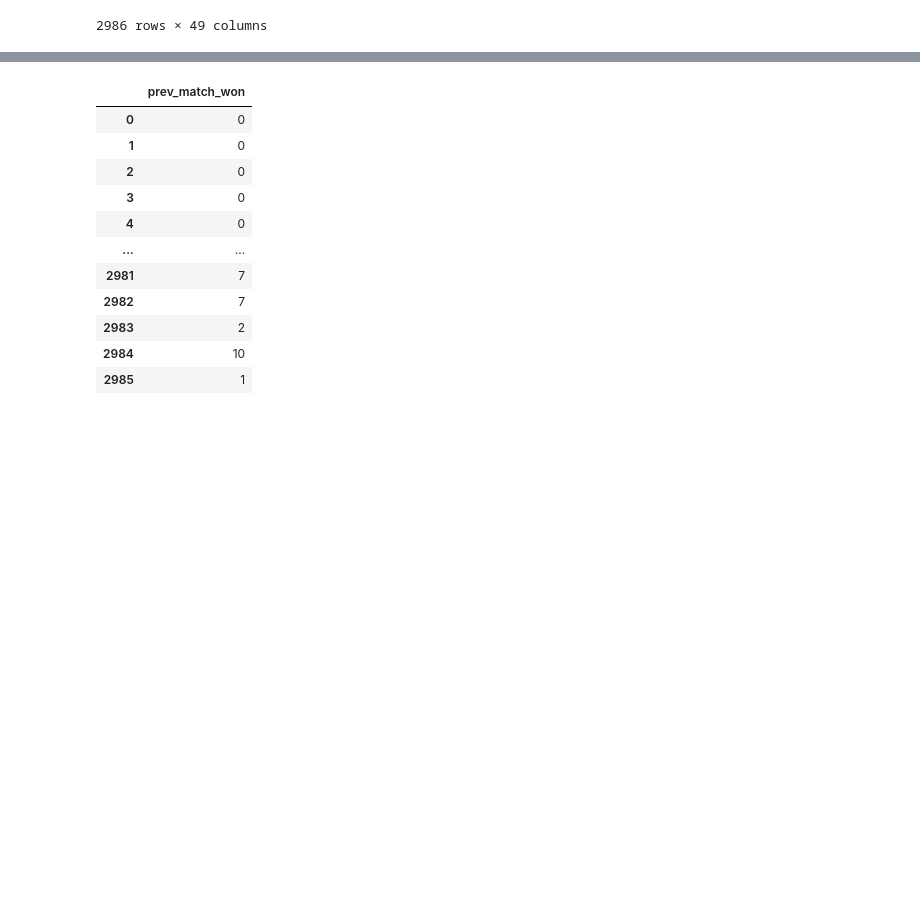
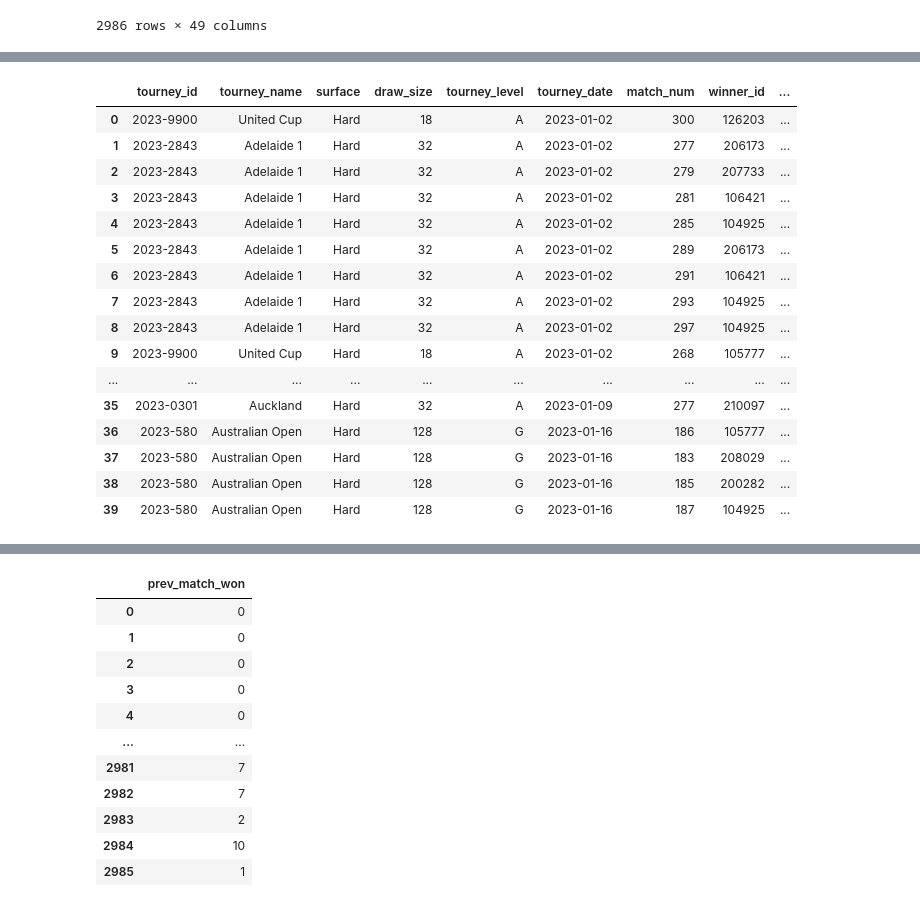
Before and after one commit to hazel-gandhi/tennis-regression, a Jupyter notebook: dataprep.ipynb, the cells around one changed output, grey strips where cells are left out. Drawn from its saved outputs; the diff is of its cells as text; code cells hidden in the pictures; blank space fills up the shorter version.

```diff
--- a/dataprep.ipynb
+++ b/dataprep.ipynb
@@ -23,0 +111,6 @@ df_raw
+# %%
+#filling null values with 0
+combined_df['return_rate'] = combined_df['return_rate'].fillna(0)
+combined_df['bpSaved_rate'] = combined_df['bpSaved_rate'].fillna(0)
+combined_df['rate_1stWon'] = combined_df['rate_1stWon'].fillna(0)
+combined_df
@@ -24,3 +131,40 @@ df_raw
 # %%
 from tqdm.auto import tqdm
 tqdm.pandas()
+# %%
+predictors = []
+
+for index, match in tqdm(combined_df.iterrows(), total=len(combined_df)):
+
+    player = match['player']
+    match_date = match['tourney_date']
+
+    # Filter all matches that happened before this one
+    previous_matches = combined_df[
+        (combined_df['tourney_date'] < match_date) &
+        (combined_df['player'] == player)
+    ]
+
+    # Count previous wins using the 'result' column (1 = win, 0 = loss)
+    prev_match_won = previous_matches['result'].sum()
+
+    # Average rate_1stWon from previous matches (drop NaNs to avoid errors)
+    avg_rate_1stWon_so_far = previous_matches['rate_1stWon'].dropna().mean()
+    avg_rate_1stWon_so_far = avg_rate_1stWon_so_far if not pd.isna(avg_rate_1stWon_so_far) else 0
+
+    #Average bpSaved_rate from previous matches
+    avg_bpSaved_rate_so_far = previous_matches['bpSaved_rate'].dropna().mean()
+    avg_bpSaved_rate_so_far = avg_bpSaved_rate_so_far if not pd.isna(avg_bpSaved_rate_so_far) else 0
+
+    #Average return_rate from previous matches
+    avg_return_rate_so_far = previous_matches['return_rate'].dropna().mean()
+    avg_return_rate_so_far = avg_return_rate_so_far if not pd.isna(avg_return_rate_so_far) else 0
+
+    predictors.append({
+        'prev_match_won': prev_match_won,
+        'prev_rate_1stWon_avg': avg_rate_1stWon_so_far,
+        'prev_bpSaved_rate': avg_bpSaved_rate_so_far,
+        'prev_return_rate': avg_return_rate_so_far
+    })
+
+predictors_df = pd.DataFrame(predictors)
@@ -26,0 +187,20 @@ tqdm.pandas()
+# %%
+new_df = pd.concat([combined_df.reset_index(drop=True), predictors_df.reset_index(drop=True)], axis=1)
+# %% [output]
+|  | tourney_id | tourney_name | surface | draw_size | tourney_level | tourney_date | match_num | winner_id | ... |
+| 0 | 2023-9900 | United Cup | Hard | 18 | A | 2023-01-02 | 300 | 126203 | ... |
+| 1 | 2023-2843 | Adelaide 1 | Hard | 32 | A | 2023-01-02 | 277 | 206173 | ... |
+| 2 | 2023-2843 | Adelaide 1 | Hard | 32 | A | 2023-01-02 | 279 | 207733 | ... |
+| 3 | 2023-2843 | Adelaide 1 | Hard | 32 | A | 2023-01-02 | 281 | 106421 | ... |
+| 4 | 2023-2843 | Adelaide 1 | Hard | 32 | A | 2023-01-02 | 285 | 104925 | ... |
+| 5 | 2023-2843 | Adelaide 1 | Hard | 32 | A | 2023-01-02 | 289 | 206173 | ... |
+| 6 | 2023-2843 | Adelaide 1 | Hard | 32 | A | 2023-01-02 | 291 | 106421 | ... |
+| 7 | 2023-2843 | Adelaide 1 | Hard | 32 | A | 2023-01-02 | 293 | 104925 | ... |
+| 8 | 2023-2843 | Adelaide 1 | Hard | 32 | A | 2023-01-02 | 297 | 104925 | ... |
+| 9 | 2023-9900 | United Cup | Hard | 18 | A | 2023-01-02 | 268 | 105777 | ... |
+| ... | ... | ... | ... | ... | ... | ... | ... | ... | ... |
+| 35 | 2023-0301 | Auckland | Hard | 32 | A | 2023-01-09 | 277 | 210097 | ... |
+| 36 | 2023-580 | Australian Open | Hard | 128 | G | 2023-01-16 | 186 | 105777 | ... |
+| 37 | 2023-580 | Australian Open | Hard | 128 | G | 2023-01-16 | 183 | 208029 | ... |
+| 38 | 2023-580 | Australian Open | Hard | 128 | G | 2023-01-16 | 185 | 200282 | ... |
+| 39 | 2023-580 | Australian Open | Hard | 128 | G | 2023-01-16 | 187 | 104925 | ... |
```
Also changed, not shown: parts of 11 cells of this notebook.
